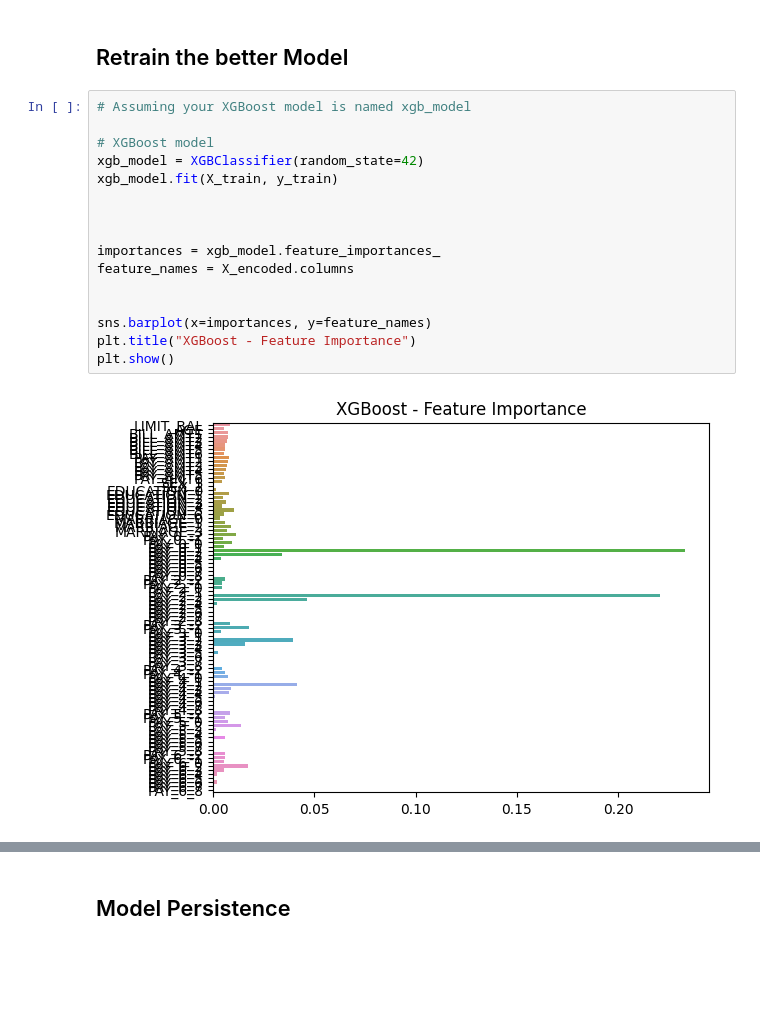
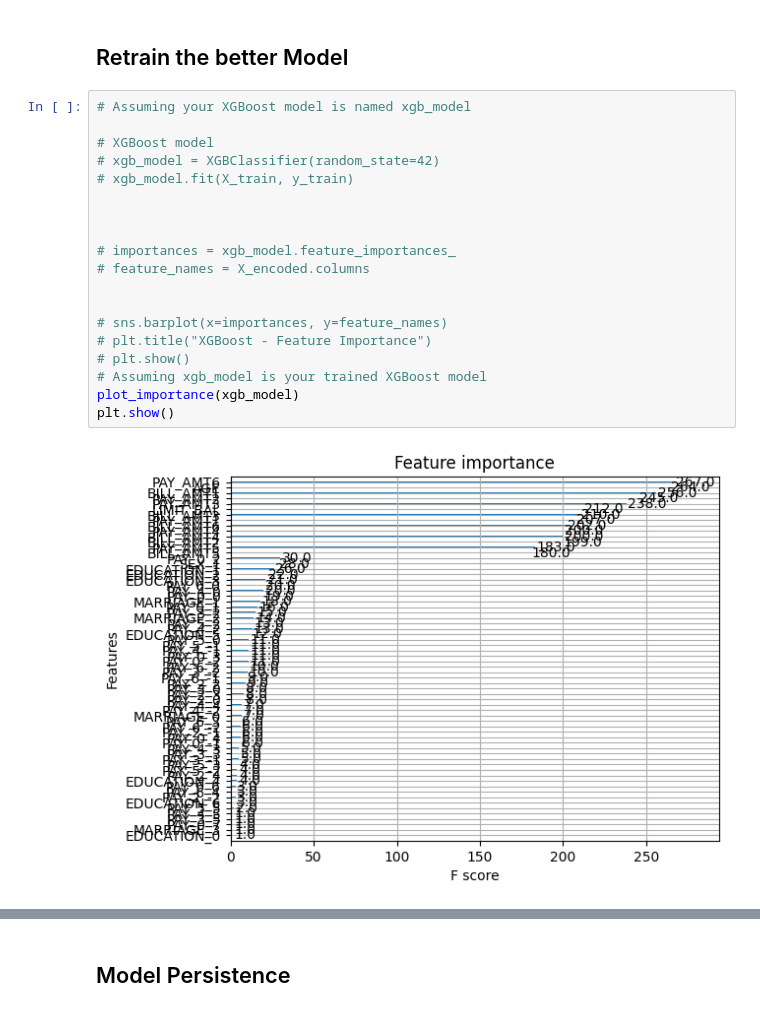
Before and after one commit to emmanuelkipngetich/Predicting-Credit-Default-with-Decision-Trees-XGBoost-and-Streamlit-GUI., a Jupyter notebook: Notebooks/Taiwan.ipynb, the cells around one changed output, grey strips where cells are left out. Saved outputs shown, nothing was run; the diff lists cells and outputs as text; blank space fills up the shorter version.

```diff
--- a/Notebooks/Taiwan.ipynb
+++ b/Notebooks/Taiwan.ipynb
@@ -792,18 +792,21 @@ These adjustments should speed up the hyperparameter tuning process while still
 # %%
 # Assuming your XGBoost model is named xgb_model
 
 # XGBoost model
-xgb_model = XGBClassifier(random_state=42)
-xgb_model.fit(X_train, y_train)
+# xgb_model = XGBClassifier(random_state=42)
+# xgb_model.fit(X_train, y_train)
 
 
 
-importances = xgb_model.feature_importances_
-feature_names = X_encoded.columns
+# importances = xgb_model.feature_importances_
+# feature_names = X_encoded.columns
 
 
-sns.barplot(x=importances, y=feature_names)
-plt.title("XGBoost - Feature Importance")
+# sns.barplot(x=importances, y=feature_names)
+# plt.title("XGBoost - Feature Importance")
+# plt.show()
+# Assuming xgb_model is your trained XGBoost model
+plot_importance(xgb_model)
 plt.show()
 # %% [output]
-[figure, old version]
+[figure, new version]
```
Also changed, not shown: parts of 7 cells of this notebook.
